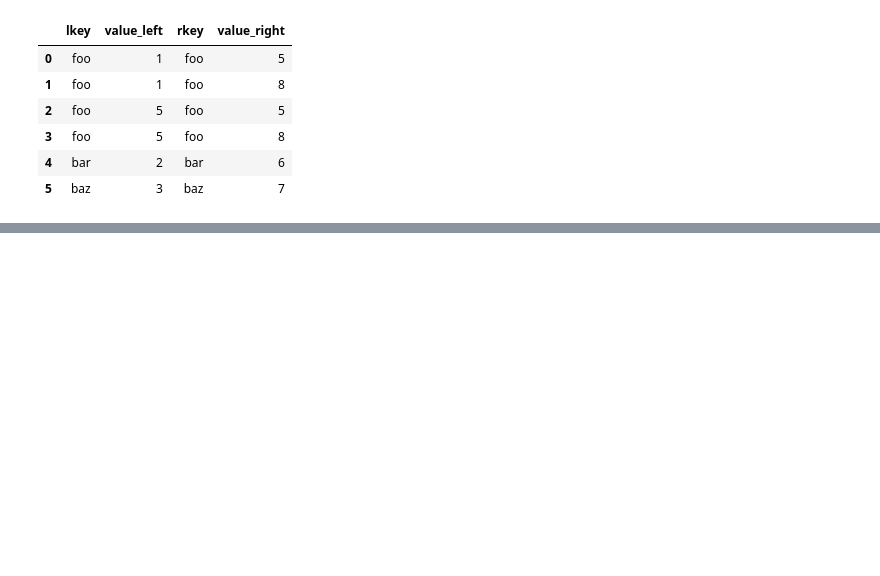
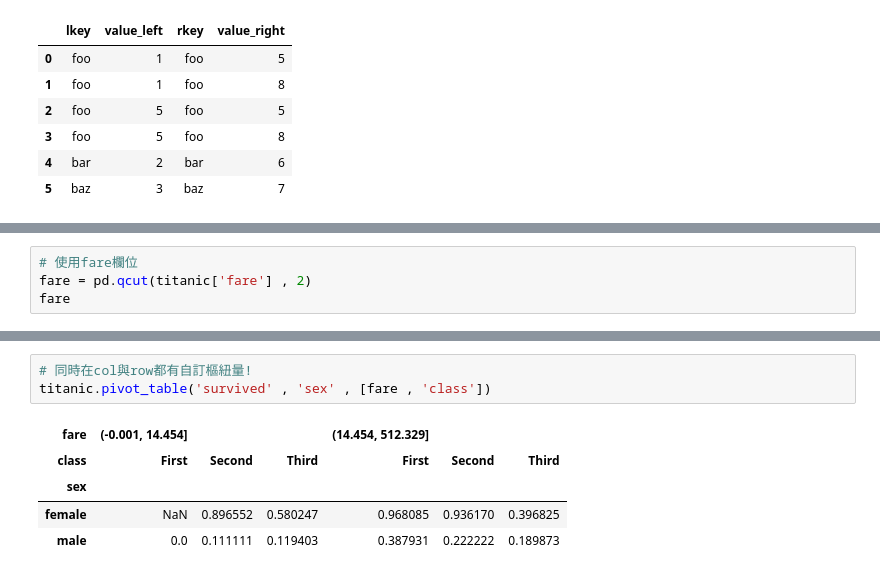
Before and after one commit to EnasVen/Python, a Jupyter notebook: Pandas/06_DataFrameAggregation.ipynb, the cells around one changed output, grey strips where cells are left out. Drawn from its saved outputs; the diff is of its cells as text; blank space fills up the shorter version.

```diff
--- a/Pandas/06_DataFrameAggregation.ipynb
+++ b/Pandas/06_DataFrameAggregation.ipynb
@@ -466,0 +785,4 @@ df1.merge(df2, left_on='lkey', right_on='rkey',
+# %%
+# 使用fare欄位
+fare = pd.qcut(titanic['fare'] , 2)
+fare
@@ -466,0 +803,9 @@ df1.merge(df2, left_on='lkey', right_on='rkey',
+# %%
+# 同時在col與row都有自訂樞紐量!
+titanic.pivot_table('survived' , 'sex' , [fare , 'class'])
+# %% [output]
+| fare | (-0.001, 14.454] |  |  | (14.454, 512.329] |  |  |
+| class | First | Second | Third | First | Second | Third |
+| sex |  |  |  |  |  |  |
+| female | NaN | 0.896552 | 0.580247 | 0.968085 | 0.936170 | 0.396825 |
+| male | 0.0 | 0.111111 | 0.119403 | 0.387931 | 0.222222 | 0.189873 |
```
Also changed, not shown: parts of 39 cells of this notebook, 4 other files.
